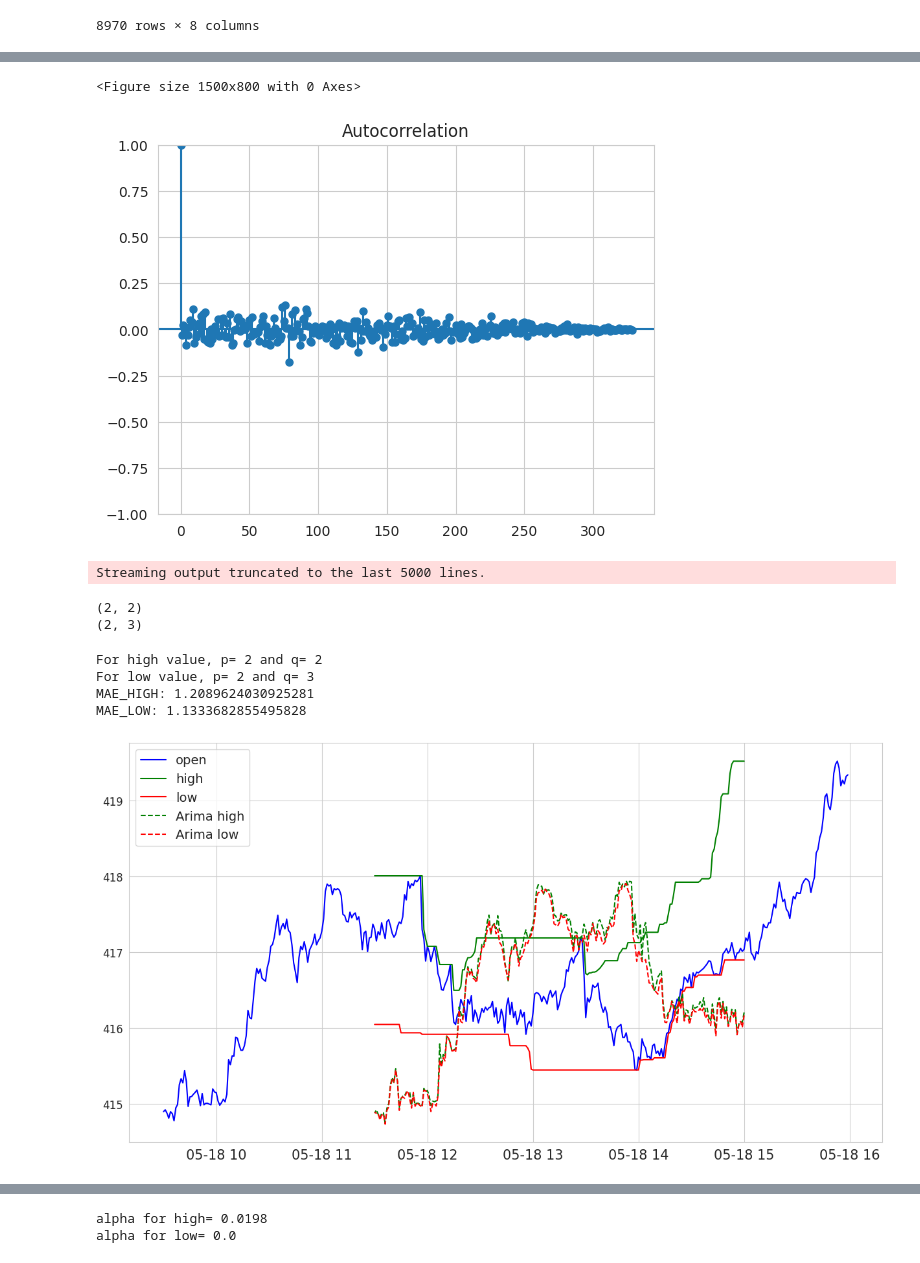
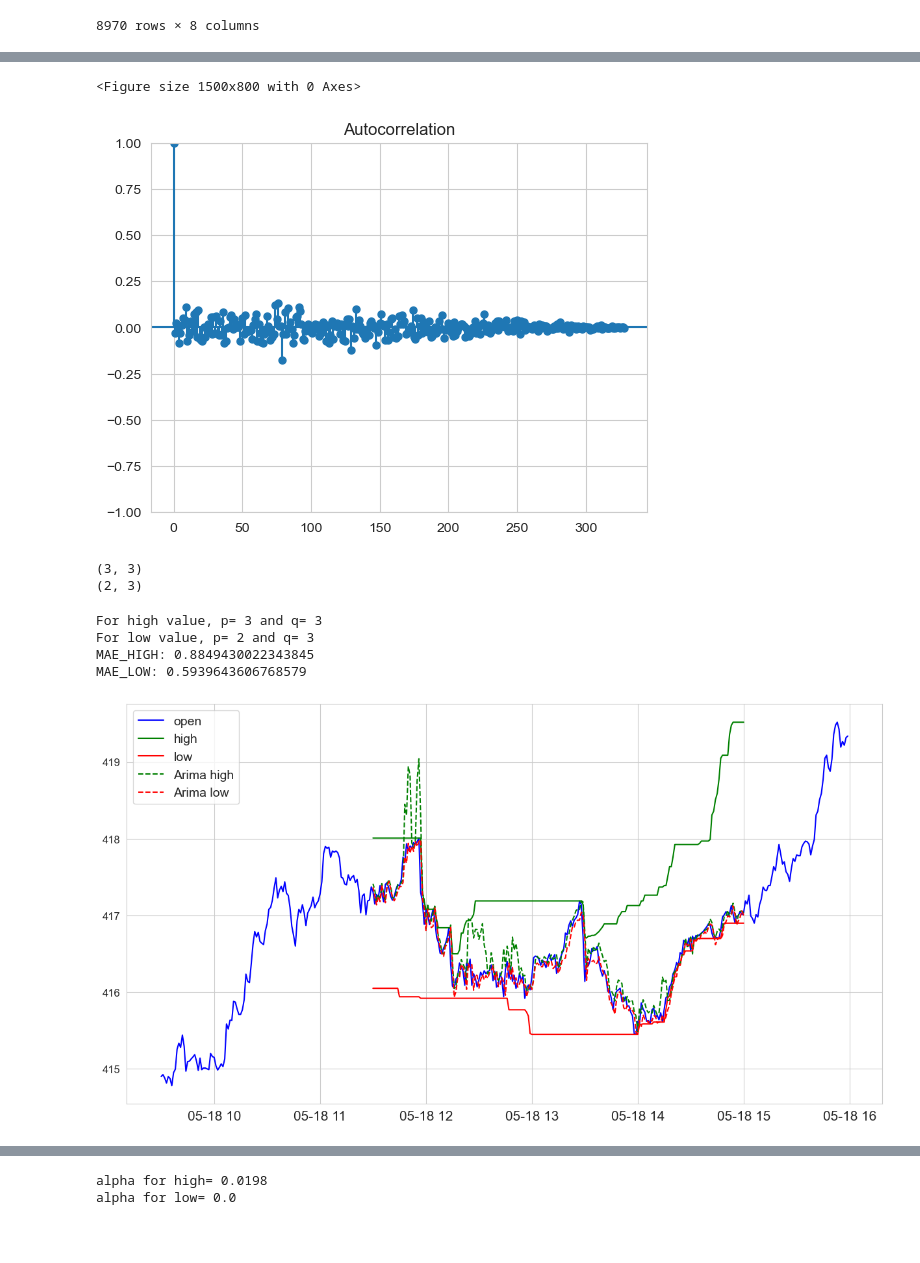
Before and after one commit to SailunZ/ErdosProject_Spring_2023, a Jupyter notebook: ML.ipynb, the cells around one changed output, grey strips where cells are left out. Cells and saved outputs as stored; diff of their text form; code cells hidden in the pictures; blank space fills up the shorter version.

```diff
--- a/ML.ipynb
+++ b/ML.ipynb
@@ -23,10 +23,9 @@ import xgboost as xgb
 
 set_style("whitegrid")
 #Import the csv file
-dfhl=pd.read_csv('data/dfhl.csv')
-dfhl.time=pd.to_datetime(dfhl.time)
-dfhl.open=dfhl.open.astype(float);dfhl.volume=dfhl.volume.astype(float);dfhl.MACD=dfhl.MACD.astype(float)
-dfhl.MACD_Hist=dfhl.MACD_Hist.astype(float);dfhl.MACD_Signal=dfhl.MACD_Signal.astype(float)
+dfhl=pd.read_csv('data/dfhl.csv', parse_dates=['time'])
+dfhl=dfhl.astype({'open':'float','volume':'float','MACD':'float','MACD_Hist':'float',
+                  'MACD_Signal':'float','high':'float','low':'float'})
 dfhl
 # %% [output]
 |  | time | open | volume | MACD | MACD_Hist | MACD_Signal | high | low |
@@ -68,8 +67,8 @@ plt.show()
 # %%
 #With the 2-hours windows idea, conduct a grid search for alpha and beta (8mins).
 
-train_series=dfhl.loc[(dfhl.time>=pd.Timestamp(2023,5,18)) & (dfhl.time<pd.Timestamp(2023,5,18,15))].copy().open
-train_values=train_series.values
+train_series=dfhl.loc[(dfhl.time>=pd.Timestamp(2023,5,18)) & (dfhl.time<pd.Timestamp(2023,5,18,15))].open
+train_values=train_series.to_list()[::-1]
 holt_predict_high=np.zeros((20,20,211));holt_predict_low=np.zeros((20,20,211))
 holt_mae_high=np.zeros((20,20));holt_mae_low=np.zeros((20,20))
 for j in tqdm(range(20), desc="j"):
@@ -80,9 +79,9 @@ for j in tqdm(range(20), desc="j"):
                                         optimized=False)
             holt_predict_high[j,k,i]=holt_smooth.forecast(60).max();holt_predict_low[j,k,i]=holt_smooth.forecast(60).min()
         holt_mae_high[j,k] = mean_absolute_error(holt_predict_high[j,k], dfhl.loc[(dfhl.time>=pd.Timestamp(2023,5,18,11,30)) &
-                                                      (dfhl.time<=pd.Timestamp(2023,5,18,15))].high)
+                                                      (dfhl.time<=pd.Timestamp(2023,5,18,15))].high.to_list()[::-1])
         holt_mae_low[j,k] = mean_absolute_error(holt_predict_low[j,k], dfhl.loc[(dfhl.time>=pd.Timestamp(2023,5,18,11,30)) &
-                                                      (dfhl.time<=pd.Timestamp(2023,5,18,15))].low)
+                                                      (dfhl.time<=pd.Timestamp(2023,5,18,15))].low.to_list()[::-1])
 
 holthighindex=np.unravel_index(np.argmin(holt_mae_high),(20,20))
 holtlowindex=np.unravel_index(np.argmin(holt_mae_low),(20,20))
@@ -124,14 +123,14 @@ plt.show()
 # %%
 #Try ARIMA (SARIMAX) model. Choose d=1
 
-train_series=dfhl.loc[(dfhl.time>=pd.Timestamp(2023,5,18)) & (dfhl.time<pd.Timestamp(2023,5,18,15))].copy().open
-train_values=train_series.values
+train_series=dfhl.loc[(dfhl.time>=pd.Timestamp(2023,5,18)) & (dfhl.time<pd.Timestamp(2023,5,18,15))].open
+train_values=train_series.to_list()[::-1]
 plt.figure(figsize=(15,8))
 sm.graphics.tsa.plot_acf(train_series.diff().values[1:],alpha=None,lags=328)
 plt.show()
 # %% [output]
 <Figure size 1500x800 with 0 Axes>
-[figure, old version]
+[figure, new version]
 # %%
 #Conduct a grid search for p and q (14mins).
 arima_predict_high=np.zeros((4,4,211))
@@ -145,48 +144,47 @@ for j in tqdm(range(4),desc='j'):
             arima=SARIMAX(train_values[i:i+120],order=(j,1,k)).fit(maxiter=500)
             arima_predict_high[j,k,i]=arima.forecast(60).max();arima_predict_low[j,k,i]=arima.forecast(60).min()
         arima_mae_high[j,k] = mean_absolute_error(arima_predict_high[j,k], dfhl.loc[(dfhl.time>=pd.Timestamp(2023,5,18,11,30)) &
-                                                      (dfhl.time<=pd.Timestamp(2023,5,18,15))].high)
+                                                      (dfhl.time<=pd.Timestamp(2023,5,18,15))].high.to_list()[::-1])
         arima_mae_low[j,k] = mean_absolute_error(arima_predict_low[j,k], dfhl.loc[(dfhl.time>=pd.Timestamp(2023,5,18,11,30)) &
-                                                      (dfhl.time<=pd.Timestamp(2023,5,18,15))].low)
+                                                      (dfhl.time<=pd.Timestamp(2023,5,18,15))].low.to_list()[::-1])
 
 arimahighindex=np.unravel_index(np.argmin(arima_mae_high),(4,4))
 arimalowindex=np.unravel_index(np.argmin(arima_mae_low),(4,4))
 print(arimahighindex);print(arimalowindex)
 # %% [output]
-Streaming output truncated to the last 5000 lines.
+(3, 3)
+(2, 3)
-(2, 2)
-(2, 3)
 # %%
-#arimahighindex and arimalowindex are (2,2) and (2,3)
+#arimahighindex and arimalowindex are (3,3) and (2,3)
 print("For high value, p=",arimahighindex[0],"and q=",arimahighindex[1])
 print("For low value, p=",arimalowindex[0],"and q=",arimalowindex[1])
 print('MAE_HIGH:',arima_mae_high[arimahighindex[0],arimahighindex[1]])
 print('MAE_LOW:',arima_mae_low[arimalowindex[0],arimalowindex[1]])
 # %% [output]
-For high value, p= 2 and q= 2
+For high value, p= 3 and q= 3
 For low value, p= 2 and q= 3
-MAE_HIGH: 1.2089624030925281
-MAE_LOW: 1.1333682855495828
+MAE_HIGH: 0.8849430022343845
+MAE_LOW: 0.5939643606768579
 # %%
 #Draw Arima predictions for high/low
 plt.figure(figsize=(15,8))
 plt.plot(dfhl.loc[(dfhl.time>=pd.Timestamp(2023,5,18)) & (dfhl.time<pd.Timestamp(2023,5,19))].time,
          dfhl.loc[(dfhl.time>=pd.Timestamp(2023,5,18)) & (dfhl.time<pd.Timestamp(2023,5,19))].open,'b',label='open')
 plt.plot(dfhl.loc[(dfhl.time>=pd.Timestamp(2023,5,18,11,30)) & (dfhl.time<=pd.Timestamp(2023,5,18,15))].time,
          dfhl.loc[(dfhl.time>=pd.Timestamp(2023,5,18,11,30)) & (dfhl.time<=pd.Timestamp(2023,5,18,15))].high,'g',label='high')
 plt.plot(dfhl.loc[(dfhl.time>=pd.Timestamp(2023,5,18,11,30)) & (dfhl.time<=pd.Timestamp(2023,5,18,15))].time,
          dfhl.loc[(dfhl.time>=pd.Timestamp(2023,5,18,11,30)) & (dfhl.time<=pd.Timestamp(2023,5,18,15))].low,'r',label='low')
 plt.plot(dfhl.loc[(dfhl.time>=pd.Timestamp(2023,5,18,11,30)) & (dfhl.time<=pd.Timestamp(2023,5,18,15))].time,
-         arima_predict_high[2,2],'g--',label='Arima high')
+         arima_predict_high[3,3][::-1],'g--',label='Arima high')
 plt.plot(dfhl.loc[(dfhl.time>=pd.Timestamp(2023,5,18,11,30)) & (dfhl.time<=pd.Timestamp(2023,5,18,15))].time,
-         arima_predict_low[2,3],'r--',label='Arima low')
+         arima_predict_low[2,3][::-1],'r--',label='Arima low')
 plt.xticks(fontsize=15)
 plt.yticks(fontsize=12)
 plt.legend(fontsize=14)
 
 plt.show()
 # %% [output]
-[figure, old version]
+[figure, new version]
 # %%
 #Use Linear Regression.
 
```
Also changed, not shown: parts of 19 cells of this notebook.
